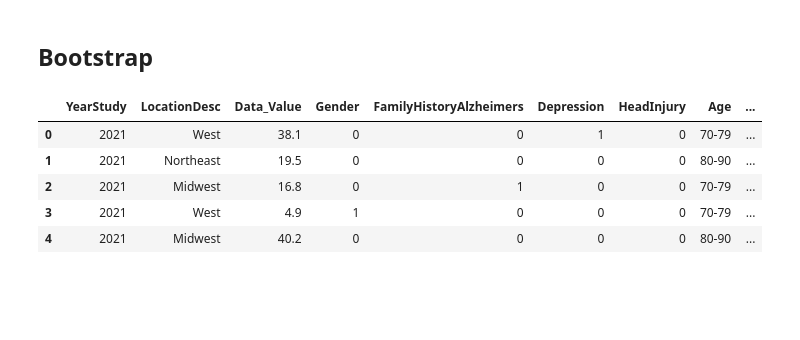
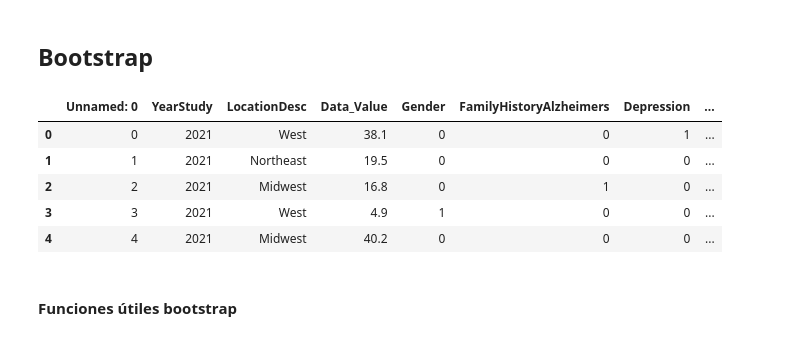
Before and after one commit to Bioestadistica-2025-2/Proyecto-Final, a Jupyter notebook: main.ipynb, the cells around one changed output. Drawn from its saved outputs; the diff is of its cells as text; code cells hidden in the pictures; blank space fills up the shorter version.

```diff
--- a/main.ipynb
+++ b/main.ipynb
@@ -600,11 +600,14 @@ KeyboardInterrupt:
 # %% [markdown]
 ## Bootstrap
 # %%
+df = pd.read_csv("Datos_Proyecto_Final.csv")
 df.head()
 # %% [output]
-|  | YearStudy | LocationDesc | Data_Value | Gender | FamilyHistoryAlzheimers | Depression | HeadInjury | Age | ... |
-| 0 | 2021 | West | 38.1 | 0 | 0 | 1 | 0 | 70-79 | ... |
-| 1 | 2021 | Northeast | 19.5 | 0 | 0 | 0 | 0 | 80-90 | ... |
-| 2 | 2021 | Midwest | 16.8 | 0 | 1 | 0 | 0 | 70-79 | ... |
-| 3 | 2021 | West | 4.9 | 1 | 0 | 0 | 0 | 70-79 | ... |
-| 4 | 2021 | Midwest | 40.2 | 0 | 0 | 0 | 0 | 80-90 | ... |
+|  | Unnamed: 0 | YearStudy | LocationDesc | Data_Value | Gender | FamilyHistoryAlzheimers | Depression | ... |
+| 0 | 0 | 2021 | West | 38.1 | 0 | 0 | 1 | ... |
+| 1 | 1 | 2021 | Northeast | 19.5 | 0 | 0 | 0 | ... |
+| 2 | 2 | 2021 | Midwest | 16.8 | 0 | 1 | 0 | ... |
+| 3 | 3 | 2021 | West | 4.9 | 1 | 0 | 0 | ... |
+| 4 | 4 | 2021 | Midwest | 40.2 | 0 | 0 | 0 | ... |
+# %% [markdown]
+#### Funciones útiles bootstrap
```
Also changed, not shown: parts of 4 cells of this notebook, 3 other files.
